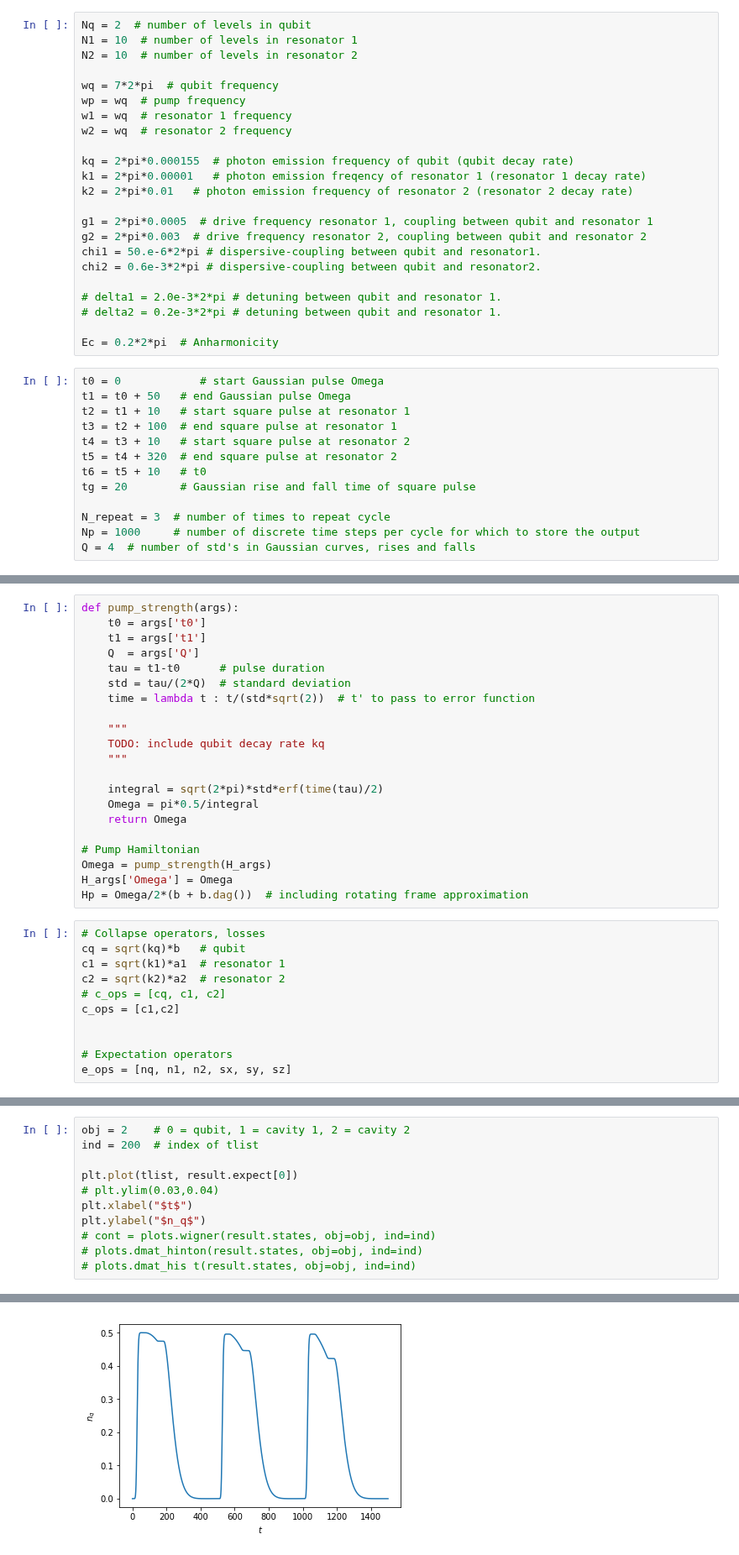
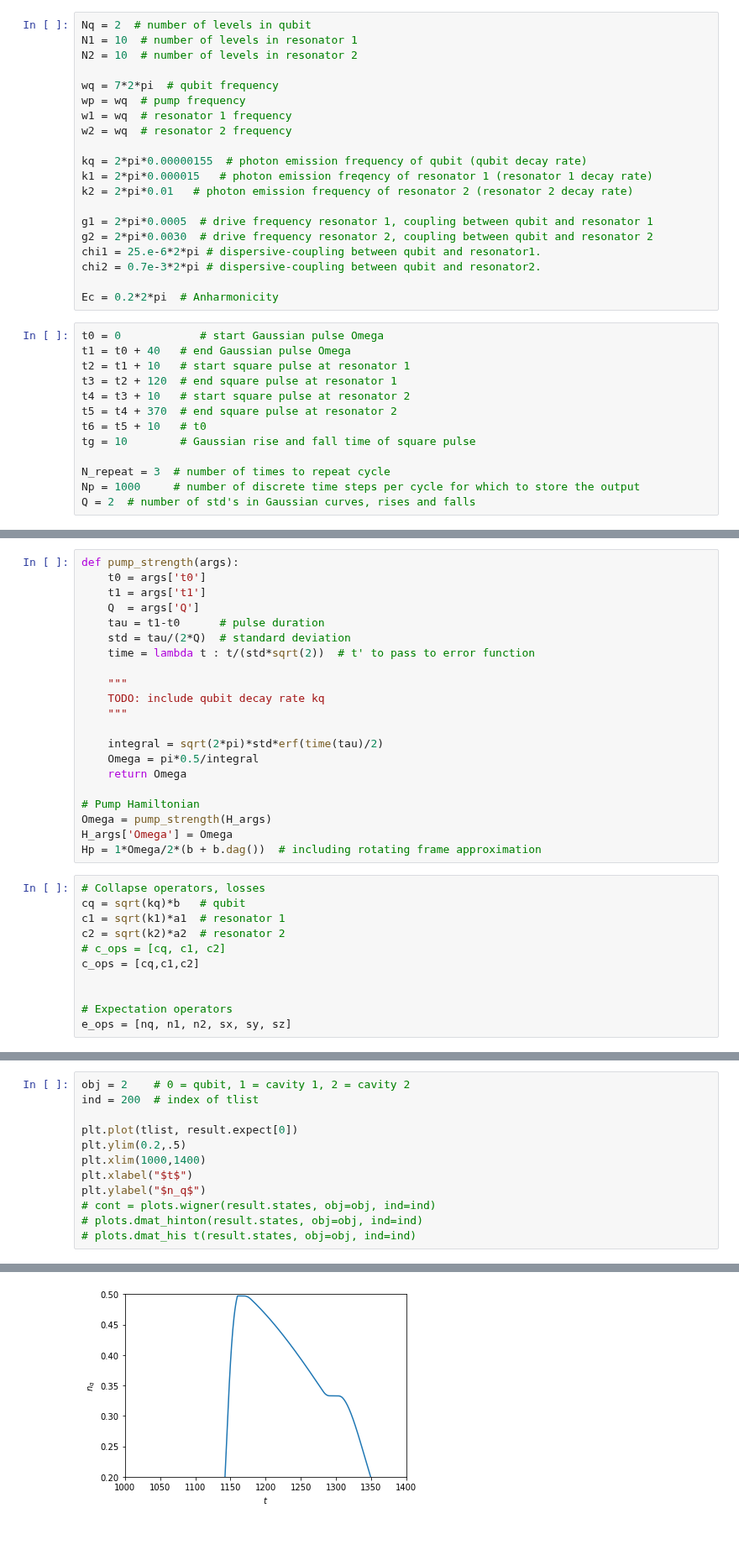
Before and after one commit to wouterkesselsap/thesis, a Jupyter notebook: simulation_1q_2c-superradiance.ipynb, the cells around one changed output, grey strips where cells are left out. Shown at 84% size. Drawn from its saved outputs; the diff is of its cells as text.

```diff
--- a/simulation_1q_2c-superradiance.ipynb
+++ b/simulation_1q_2c-superradiance.ipynb
@@ -24,32 +28,29 @@ wp = wq  # pump frequency
 w1 = wq  # resonator 1 frequency
 w2 = wq  # resonator 2 frequency
 
-kq = 2*pi*0.000155  # photon emission frequency of qubit (qubit decay rate)
-k1 = 2*pi*0.00001   # photon emission freqency of resonator 1 (resonator 1 decay rate)
+kq = 2*pi*0.00000155  # photon emission frequency of qubit (qubit decay rate)
+k1 = 2*pi*0.000015   # photon emission freqency of resonator 1 (resonator 1 decay rate)
 k2 = 2*pi*0.01   # photon emission frequency of resonator 2 (resonator 2 decay rate)
 
 g1 = 2*pi*0.0005  # drive frequency resonator 1, coupling between qubit and resonator 1
-g2 = 2*pi*0.003  # drive frequency resonator 2, coupling between qubit and resonator 2
-chi1 = 50.e-6*2*pi # dispersive-coupling between qubit and resonator1.
-chi2 = 0.6e-3*2*pi # dispersive-coupling between qubit and resonator2.
-
-# delta1 = 2.0e-3*2*pi # detuning between qubit and resonator 1.
-# delta2 = 0.2e-3*2*pi # detuning between qubit and resonator 1.
+g2 = 2*pi*0.0030  # drive frequency resonator 2, coupling between qubit and resonator 2
+chi1 = 25.e-6*2*pi # dispersive-coupling between qubit and resonator1.
+chi2 = 0.7e-3*2*pi # dispersive-coupling between qubit and resonator2.
 
 Ec = 0.2*2*pi  # Anharmonicity
 # %%
 t0 = 0            # start Gaussian pulse Omega
-t1 = t0 + 50   # end Gaussian pulse Omega
+t1 = t0 + 40   # end Gaussian pulse Omega
 t2 = t1 + 10   # start square pulse at resonator 1
-t3 = t2 + 100  # end square pulse at resonator 1
+t3 = t2 + 120  # end square pulse at resonator 1
 t4 = t3 + 10   # start square pulse at resonator 2
-t5 = t4 + 320  # end square pulse at resonator 2
+t5 = t4 + 370  # end square pulse at resonator 2
 t6 = t5 + 10   # t0
-tg = 20        # Gaussian rise and fall time of square pulse
+tg = 10        # Gaussian rise and fall time of square pulse
 
 N_repeat = 3  # number of times to repeat cycle
 Np = 1000     # number of discrete time steps per cycle for which to store the output
-Q = 4  # number of std's in Gaussian curves, rises and falls
+Q = 2  # number of std's in Gaussian curves, rises and falls
 # %%
 # Convention:
 # [qubit, resonator 1]
@@ -99,14 +100,14 @@ def pump_strength(args):
 # Pump Hamiltonian
 Omega = pump_strength(H_args)
 H_args['Omega'] = Omega
-Hp = Omega/2*(b + b.dag())  # including rotating frame approximation
+Hp = 1*Omega/2*(b + b.dag())  # including rotating frame approximation
 # %%
 # Collapse operators, losses
 cq = sqrt(kq)*b   # qubit
 c1 = sqrt(k1)*a1  # resonator 1
 c2 = sqrt(k2)*a2  # resonator 2
 # c_ops = [cq, c1, c2]
-c_ops = [c1,c2]
+c_ops = [cq,c1,c2]
 
 
 # Expectation operators
@@ -198,17 +201,18 @@ plt.legend()
 # %%
 obj = 2    # 0 = qubit, 1 = cavity 1, 2 = cavity 2
 ind = 200  # index of tlist
 
 plt.plot(tlist, result.expect[0])
-# plt.ylim(0.03,0.04)
+plt.ylim(0.2,.5)
+plt.xlim(1000,1400)
 plt.xlabel("$t$")
 plt.ylabel("$n_q$")
 # cont = plots.wigner(result.states, obj=obj, ind=ind)
 # plots.dmat_hinton(result.states, obj=obj, ind=ind)
 # plots.dmat_his t(result.states, obj=obj, ind=ind)
 # %% [output]
 Text(0,0.5,'$n_q$')
-[figure, old version]
+[figure, new version]
 # %%
 obj = 0    # 0 =5 qubit, 1 = cavity 1, 2 = cavity 2
 ind = 200  # index of tlist
```
Also changed, not shown: parts of 9 cells of this notebook, 9 other files.
